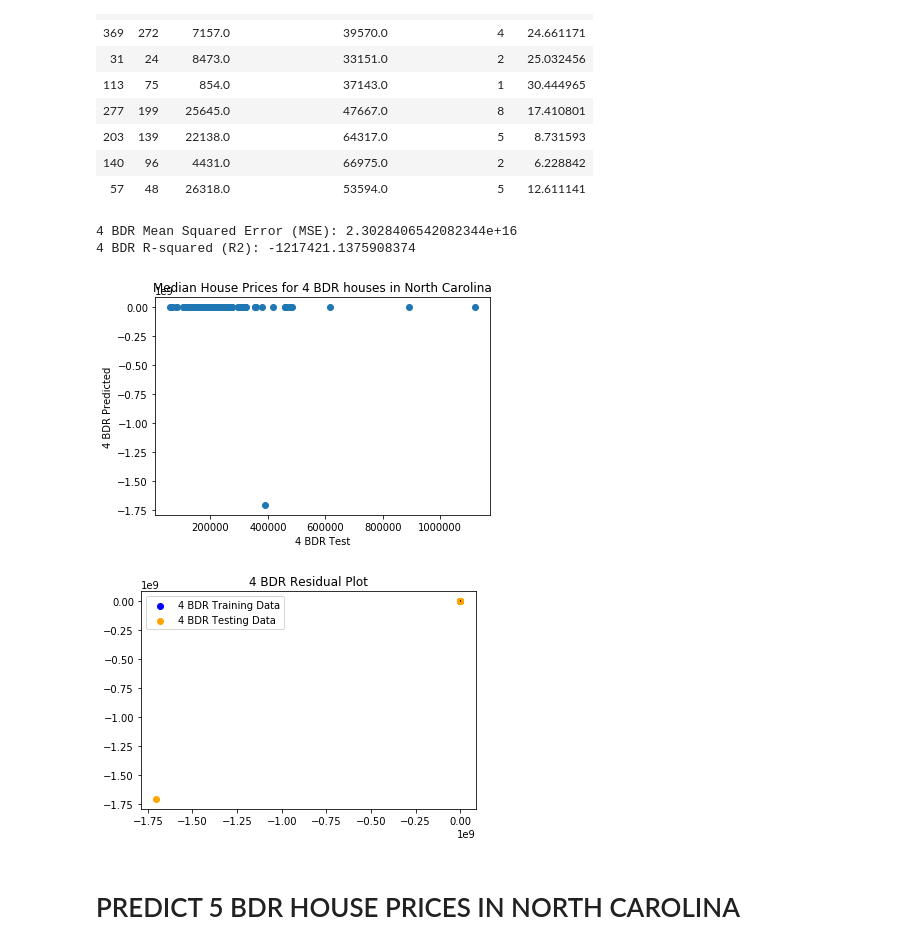
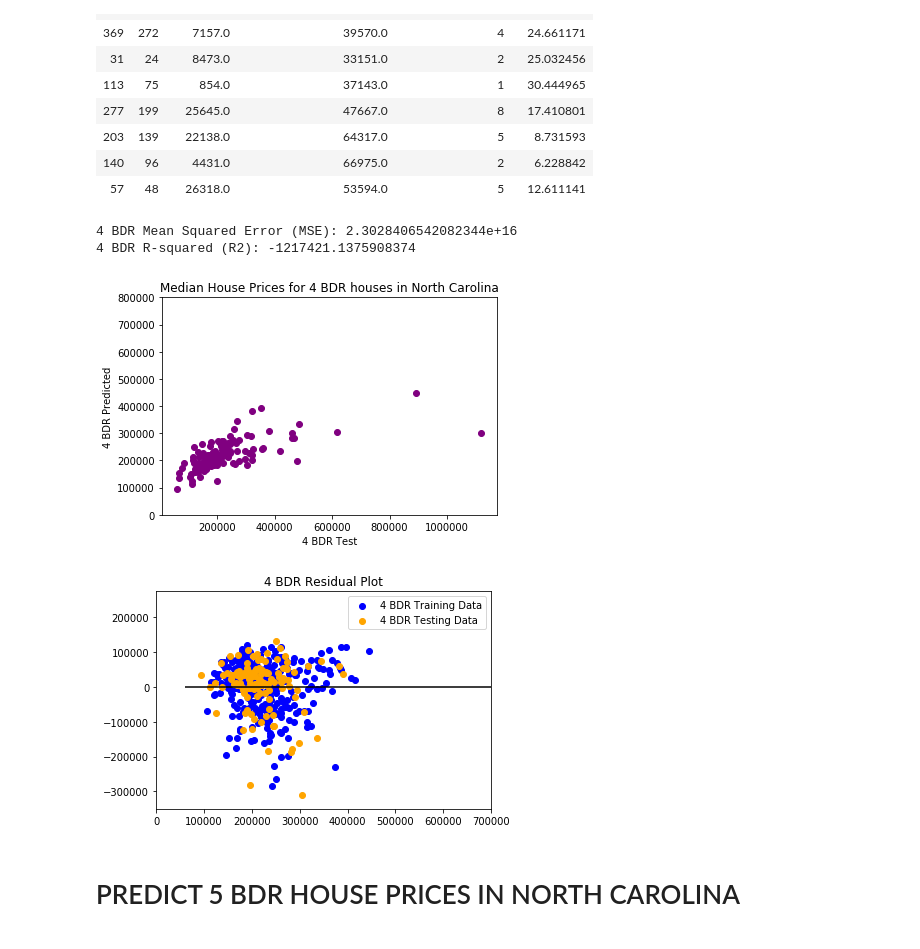
Before and after one commit to waghrayrashi/housepriceprediction, a Jupyter notebook: rw_nchousepricepredictions.ipynb, the cells around one changed output. Saved outputs shown, nothing was run; the diff lists cells and outputs as text; code cells hidden in the pictures.

```diff
--- a/rw_nchousepricepredictions.ipynb
+++ b/rw_nchousepricepredictions.ipynb
@@ -412,16 +420,18 @@ predicted_4bdr = model_4bdr.predict(X_test_4bdr)
 # Score the predictions with mse and r2
 mse_4bdr = mean_squared_error(y_test_4bdr, predicted_4bdr)
 r2_4bdr = r2_score(y_test_4bdr, predicted_4bdr)
+
 print(f"4 BDR Mean Squared Error (MSE): {mse_4bdr}")
 print(f"4 BDR R-squared (R2): {r2_4bdr}")
 
 #Plot the Predicted house prices
-plt.scatter(y_test_4bdr,predicted_4bdr)
-
+plt.scatter(y_test_4bdr,predicted_4bdr, c="purple")
 
 # Label plot
 plt.xlabel('4 BDR Test')
 plt.ylabel('4 BDR Predicted')
+
+plt.ylim(-3,800000)
 
 plt.title('Median House Prices for 4 BDR houses in North Carolina')
 
@@ -432,20 +442,23 @@ plt.show()
 # %% [output]
 4 BDR Mean Squared Error (MSE): 2.3028406542082344e+16
 4 BDR R-squared (R2): -1217421.1375908374
-[figure, old version]
+[figure, new version]
 # %%
 plt.scatter(model_4bdr.predict(X_train_4bdr), model_4bdr.predict(X_train_4bdr) - y_train_4bdr, c="blue", label="4 BDR Training Data")
 
 plt.scatter(model_4bdr.predict(X_test_4bdr), model_4bdr.predict(X_test_4bdr) - y_test_4bdr, c="orange", label="4 BDR Testing Data")
 
 plt.legend()
 
 plt.hlines(y=0, xmin=y_4bdr.min(), xmax=y_4bdr.max())
 
 plt.title("4 BDR Residual Plot")
+plt.ylim(-350000, 275000)
+plt.xlim(0, 700000)
+
 plt.savefig('./static/images/Residual Plot_4bdr.png')
 # %% [output]
-[figure, old version]
+[figure, new version]
 # %% [markdown]
 # PREDICT 5 BDR HOUSE PRICES IN NORTH CAROLINA
 # %%
```
Also changed, not shown: parts of 8 cells of this notebook, 7 other files.
